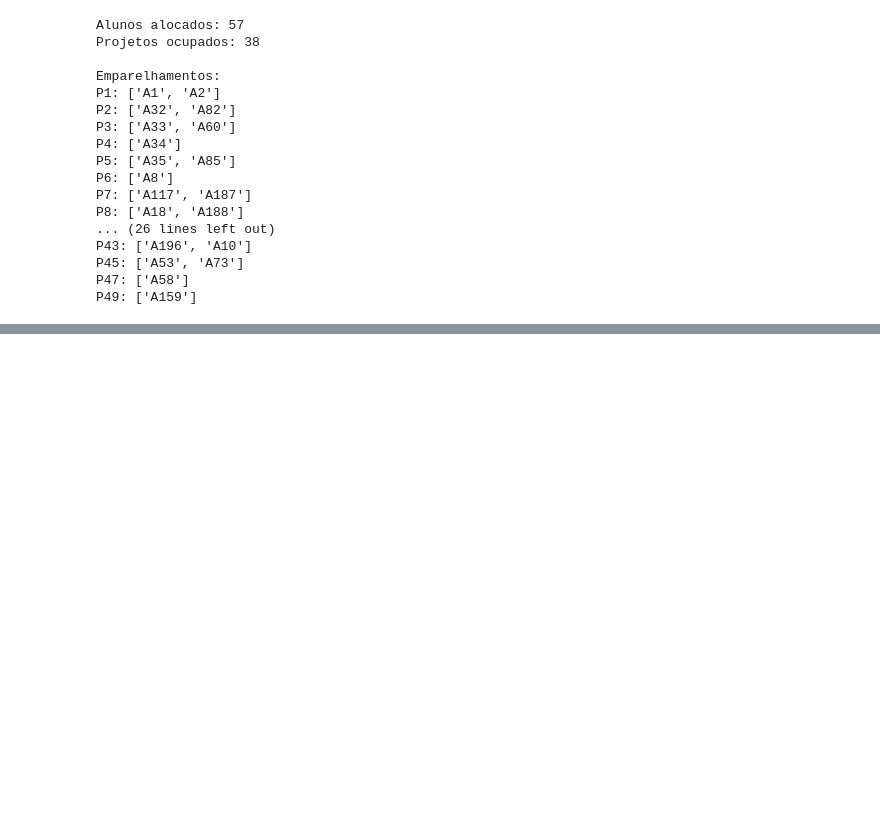
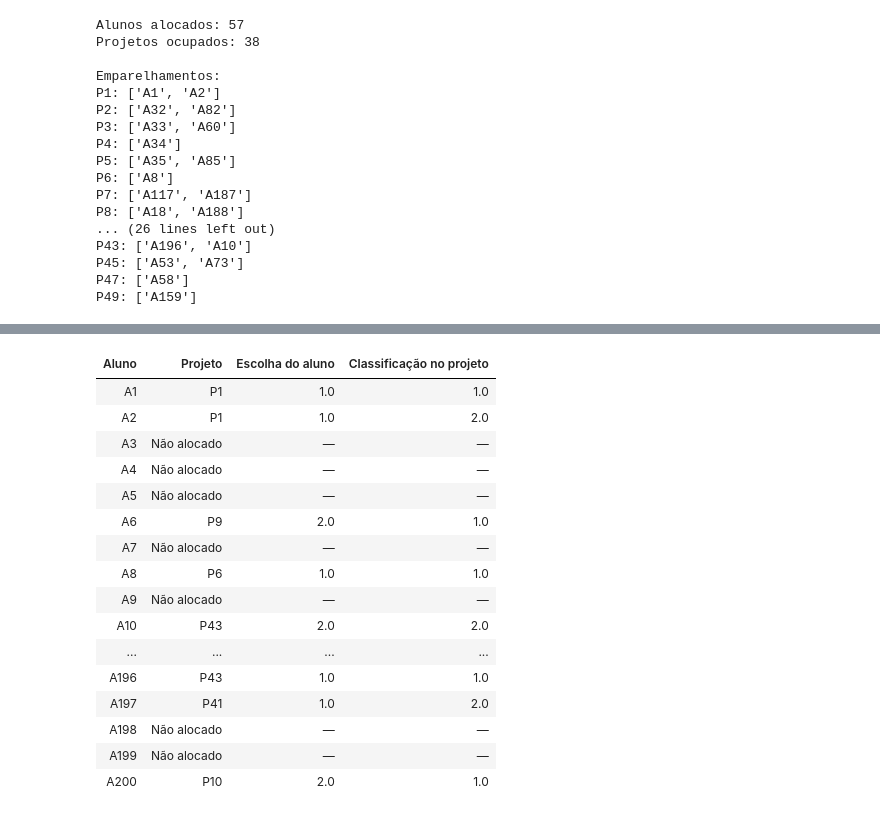
Before and after one commit to gustavoprsnts/emparelhamento-grafos--TAG-26.2, a Jupyter notebook: src/projetos.ipynb, the cells around one changed output, grey strips where cells are left out. Drawn from its saved outputs; the diff is of its cells as text; code cells hidden in the pictures; blank space fills up the shorter version.

```diff
--- a/src/projetos.ipynb
+++ b/src/projetos.ipynb
@@ -97,7 +97,7 @@ def prioridade(aluno, alunos):
 
 def gale_shapley(projetos,alunos):
     # Todos os alunos iniciam livres
-    fila = deque(alunos_limpos.keys())
+    fila = deque(alunos.keys())
     # Guarda a próxima preferencia que será tentada pelo aluno
     prox_pref = {
         aluno: 0 for aluno in alunos
@@ -115,15 +115,16 @@ def gale_shapley(projetos,alunos):
 
     while fila:
         aluno = fila.popleft() # Pega o 1° aluno da fila
-        preferencias = alunos_limpos[aluno]["preferencias"]
+        preferencias = alunos[aluno]["preferencias"]
         # Verifica se tem mais projeto para olhar
         if prox_pref[aluno] >= len(preferencias):
             continue
         # Passo 1: O aluno propoem ao 1° projeto mais bem colocado que não tentou
         projeto = preferencias[prox_pref[aluno]]
         prox_pref[aluno] += 1
+        historico.append((aluno, projeto, "proposta"))
 
-        nota = alunos_limpos[aluno]["nota"]
+        nota = alunos[aluno]["nota"]
         nota_minima = projetos[projeto]["nota_minima"]
         vagas = projetos[projeto]["vagas"]
 
@@ -143,7 +144,7 @@ def gale_shapley(projetos,alunos):
                 key=lambda a: prioridade(a, alunos)
             )
             # Passo 4.2: novo aluno é melhor
-            if prioridade(aluno,alunos_limpos) > prioridade(pior_aluno,alunos_limpos):
+            if prioridade(aluno,alunos) > prioridade(pior_aluno,alunos):
                 selecionados[projeto].remove(pior_aluno)
                 selecionados[projeto].append(aluno)
 
@@ -213,10 +214,10 @@ def prioridade_proj(alunos,projetos):
             if info["nota"] < dados["nota_minima"]:
                 continue
             candidatos.append(aluno)
-            # Ordena os alunos de acordo com as preferencias dos projetos
-            candidatos.sort(
-            key=lambda a: prioridade(a, alunos),
-            reverse=True
+        # Ordena os alunos de acordo com as preferencias dos projetos
+        candidatos.sort(
+        key=lambda a: prioridade(a, alunos),
+        reverse=True
         )
         preferencias[projeto] = candidatos
     return preferencias
@@ -256,6 +257,7 @@ def gale_shapley_proj(alunos,projetos):
 
         # Atualiza o índice para a próxima proposta
         proximo_candidato[projeto] += 1
+        historico.append((projeto, aluno, "proposta"))
 
         # Verifica se o aluno já possui um projeto
         proj_atual = alocado[aluno]
@@ -323,0 +387,71 @@ P49: ['A159']
+# %%
+import pandas as pd
+from IPython.display import display, HTML
+# Matriz de emparelhamento para as soluções
+def gerar_matriz(alunos, projetos, alocacao):
+    # Lista de preferências dos projetos
+    ranking_projetos = prioridade_proj(alunos, projetos)
+    matriz = []
+
+    for aluno, dados in alunos.items():
+        projeto = alocacao[aluno]
+        # Aluno não foi emparelhado
+        if projeto is None:
+            matriz.append({
+                "Aluno": aluno,
+                "Projeto": "Não alocado",
+                "Escolha do aluno": None,
+                "Classificação no projeto": None
+            })
+            continue
+
+        # Posição do projeto na preferência do aluno
+        escolha_aluno = dados["preferencias"].index(projeto) + 1
+        # Posição do aluno na preferência do projeto
+        classificacao = ranking_projetos[projeto].index(aluno) + 1
+        matriz.append({
+            "Aluno": aluno,
+            "Projeto": projeto,
+            "Escolha do aluno": escolha_aluno,
+            "Classificação no projeto": classificacao
+        })
+    return pd.DataFrame(matriz)
+
+
+# Matriz do Gale-Shapley com projetos propondo
+matriz = gerar_matriz(alunos_limpos,projetos,alocacao_p)
+html = matriz.to_html(index=False, na_rep="—")
+
+display(HTML(f"""
+<div style="max-height: 500px; overflow-y: auto;">
+    {html}
+</div>
+"""))
+
+# Matriz do Gale-Shapley com alunos propondo
+matriz_a = gerar_matriz(alunos_limpos,projetos,alocacao)
+html = matriz_a.to_html(index=False, na_rep="—")
+
+display(HTML(f"""
+<div style="max-height: 500px; overflow-y: auto;">
+    {html}
+</div>
+"""))
+# %% [output]
+| Aluno | Projeto | Escolha do aluno | Classificação no projeto |
+| A1 | P1 | 1.0 | 1.0 |
+| A2 | P1 | 1.0 | 2.0 |
+| A3 | Não alocado | — | — |
+| A4 | Não alocado | — | — |
+| A5 | Não alocado | — | — |
+| A6 | P9 | 2.0 | 1.0 |
+| A7 | Não alocado | — | — |
+| A8 | P6 | 1.0 | 1.0 |
+| A9 | Não alocado | — | — |
+| A10 | P43 | 2.0 | 2.0 |
+| ... | ... | ... | ... |
+| A196 | P43 | 1.0 | 1.0 |
+| A197 | P41 | 1.0 | 2.0 |
+| A198 | Não alocado | — | — |
+| A199 | Não alocado | — | — |
+| A200 | P10 | 2.0 | 1.0 |
```
Also changed, not shown: parts of 10 cells of this notebook.
